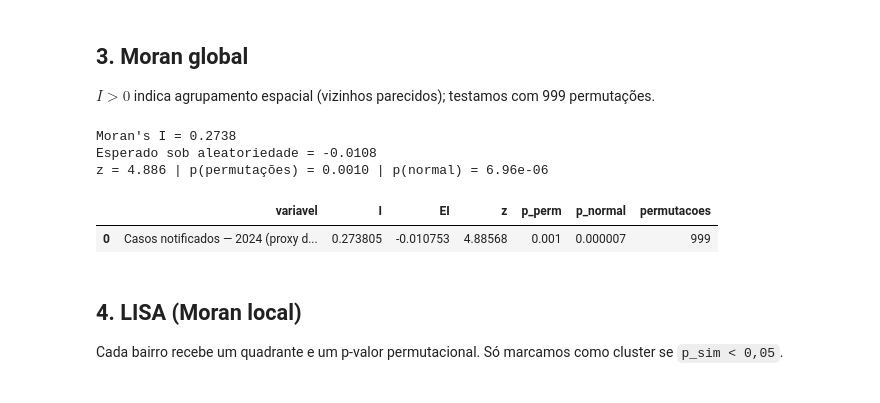
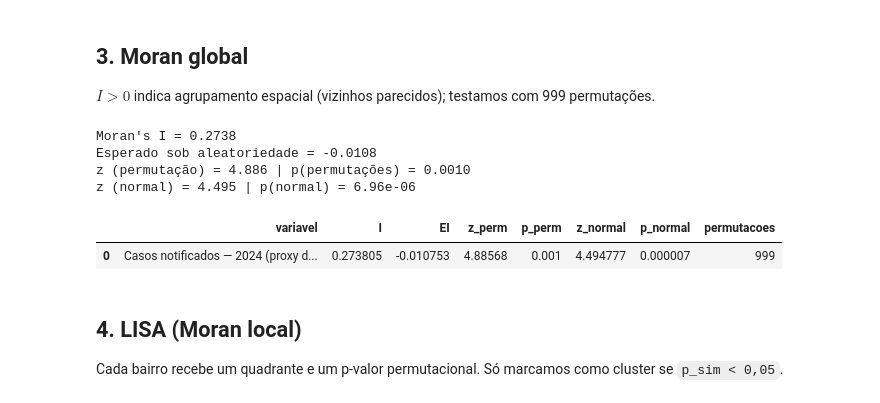
Before and after one commit to beatrizloyola/PULSO, a Jupyter notebook: backend/notebooks/sp4_moran_lisa.ipynb, the cells around one changed output. Saved outputs shown, nothing was run; the diff lists cells and outputs as text; code cells hidden in the pictures.

```diff
--- a/backend/notebooks/sp4_moran_lisa.ipynb
+++ b/backend/notebooks/sp4_moran_lisa.ipynb
@@ -107,23 +107,27 @@ $I > 0$ indica agrupamento espacial (vizinhos parecidos); testamos com 999 permu
 # %%
 np.random.seed(42)
 moran = esda.Moran(geo["valor"].values, w, permutations=999)
 
 print(f"Moran's I = {moran.I:.4f}")
 print(f"Esperado sob aleatoriedade = {moran.EI:.4f}")
-print(f"z = {moran.z_sim:.3f} | p(permutações) = {moran.p_sim:.4f} | p(normal) = {moran.p_norm:.2e}")
+print(f"z (permutação) = {moran.z_sim:.3f} | p(permutações) = {moran.p_sim:.4f}")
+print(f"z (normal) = {moran.z_norm:.3f} | p(normal) = {moran.p_norm:.2e}")
 
 resumo_moran = pd.DataFrame([{
-    "variavel": rotulo, "I": moran.I, "EI": moran.EI, "z": moran.z_sim,
-    "p_perm": moran.p_sim, "p_normal": moran.p_norm, "permutacoes": 999,
+    "variavel": rotulo, "I": moran.I, "EI": moran.EI,
+    "z_perm": moran.z_sim, "p_perm": moran.p_sim,
+    "z_normal": moran.z_norm, "p_normal": moran.p_norm,
+    "permutacoes": 999,
 }])
 resumo_moran.round(6).to_csv(_comum.SAIDAS_DIR / "sp4_moran_global.csv", index=False)
 display(resumo_moran.round(6))
 # %% [output]
 Moran's I = 0.2738
 Esperado sob aleatoriedade = -0.0108
-z = 4.886 | p(permutações) = 0.0010 | p(normal) = 6.96e-06
+z (permutação) = 4.886 | p(permutações) = 0.0010
+z (normal) = 4.495 | p(normal) = 6.96e-06
-|  | variavel | I | EI | z | p_perm | p_normal | permutacoes |
-| 0 | Casos notificados — 2024 (proxy d... | 0.273805 | -0.010753 | 4.88568 | 0.001 | 0.000007 | 999 |
+|  | variavel | I | EI | z_perm | p_perm | z_normal | p_normal | permutacoes |
+| 0 | Casos notificados — 2024 (proxy d... | 0.273805 | -0.010753 | 4.88568 | 0.001 | 4.494777 | 0.000007 | 999 |
 # %% [markdown]
 ## 4. LISA (Moran local)
 
```
Also changed, not shown: parts of 6 cells of this notebook, 6 other files.
